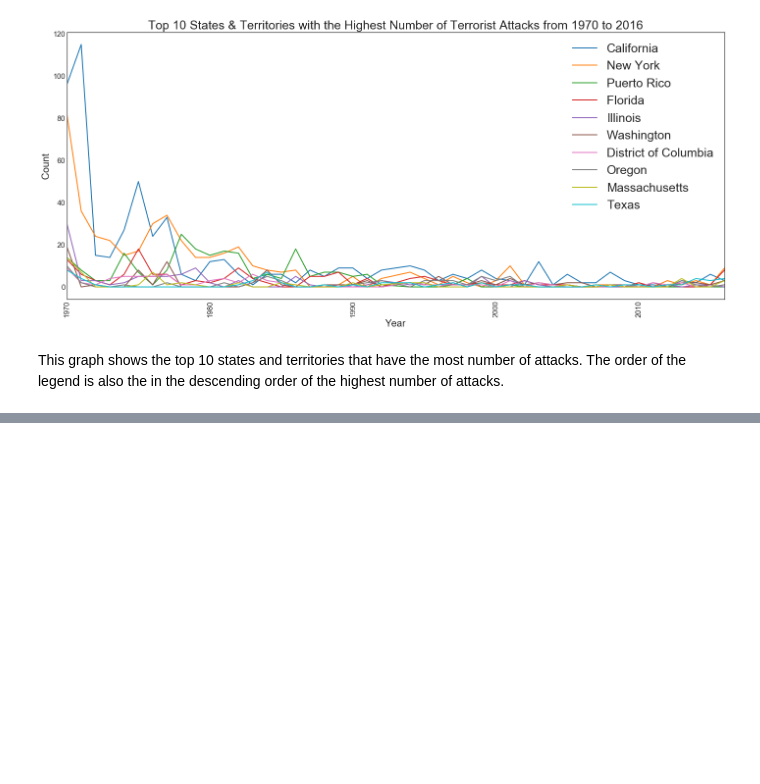
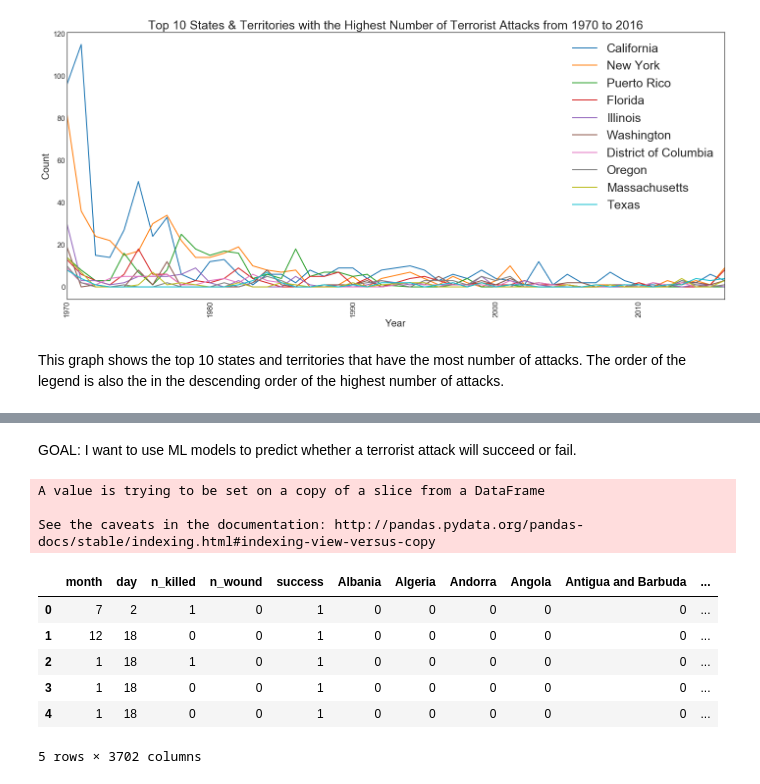
Before and after one commit to ariannalangwang/Capstone-Project-Global-Terrorism, a Jupyter notebook: Global Terrorism Project Python Code.ipynb, the cells around one changed output, grey strips where cells are left out. Drawn from its saved outputs; the diff is of its cells as text; code cells hidden in the pictures; blank space fills up the shorter version.

```diff
--- a/Global Terrorism Project Python Code.ipynb
+++ b/Global Terrorism Project Python Code.ipynb
@@ -985,0 +988,6 @@ This graph shows the top 10 states and territories that have the most number of
+# %% [markdown]
+GOAL: I want to use ML models to predict whether a terrorist attack will succeed or fail.
+# %%
+# Subset the df with all the columns I need for machine learning algorithms:
+df_final = df_noout[['month', 'day', 'country_txt', 'attacktype_txt', 'targtype_txt', 'gang_name',
+                     'weaptype_txt', 'n_killed', 'n_wound', 'success']]
@@ -985,0 +996,24 @@ This graph shows the top 10 states and territories that have the most number of
+# %%
+# Make dummy variables:
+country = pd.get_dummies(df_final['country_txt'], drop_first=True)
+attack = pd.get_dummies(df_final['attacktype_txt'], drop_first=True)
+target = pd.get_dummies(df_final['targtype_txt'], drop_first=True)
+gang = pd.get_dummies(df_final['gang_name'], drop_first=True)
+weapon = pd.get_dummies(df_final['weaptype_txt'], drop_first=True)
+# %%
+df_final.drop(['country_txt','attacktype_txt','targtype_txt','gang_name','weaptype_txt'], axis=1, inplace=True)
+# %% [output]
+A value is trying to be set on a copy of a slice from a DataFrame
+
+See the caveats in the documentation: http://pandas.pydata.org/pandas-docs/stable/indexing.html#indexing-view-versus-copy
+# %%
+df_final = pd.concat([df_final, country, attack, target, gang, weapon], axis=1)
+df_final.head()
+# %% [output]
+|  | month | day | n_killed | n_wound | success | Albania | Algeria | Andorra | Angola | Antigua and Barbuda | ... |
+| 0 | 7 | 2 | 1 | 0 | 1 | 0 | 0 | 0 | 0 | 0 | ... |
+| 1 | 12 | 18 | 0 | 0 | 1 | 0 | 0 | 0 | 0 | 0 | ... |
+| 2 | 1 | 18 | 1 | 0 | 1 | 0 | 0 | 0 | 0 | 0 | ... |
+| 3 | 1 | 18 | 0 | 0 | 1 | 0 | 0 | 0 | 0 | 0 | ... |
+| 4 | 1 | 18 | 0 | 0 | 1 | 0 | 0 | 0 | 0 | 0 | ... |
+5 rows × 3702 columns
```
Also changed, not shown: parts of 32 cells of this notebook.
